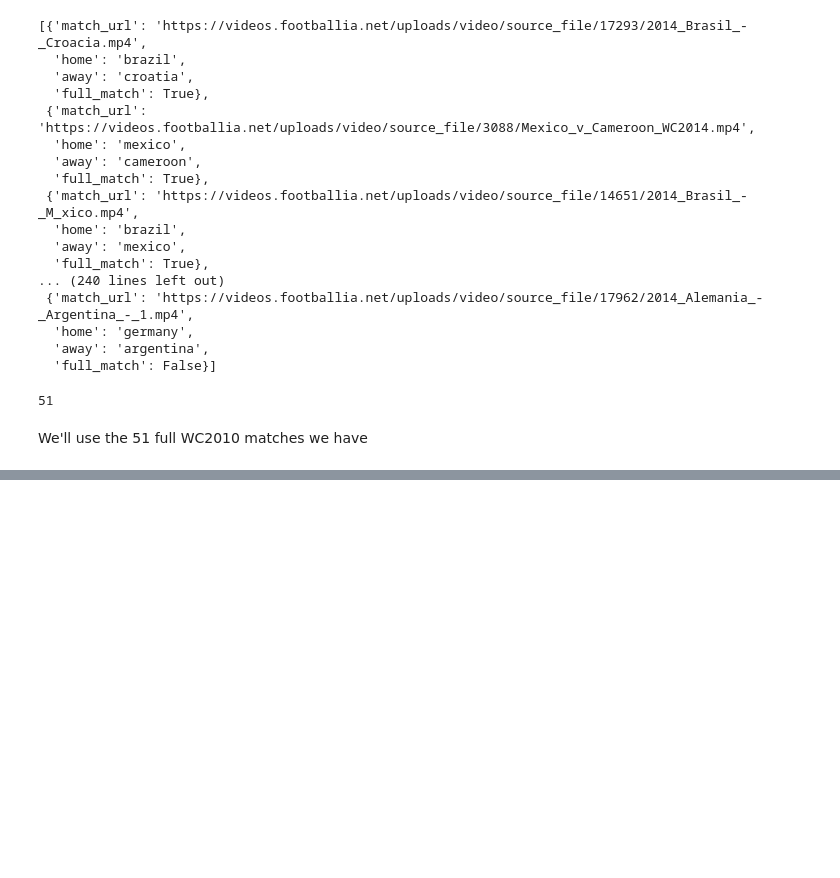
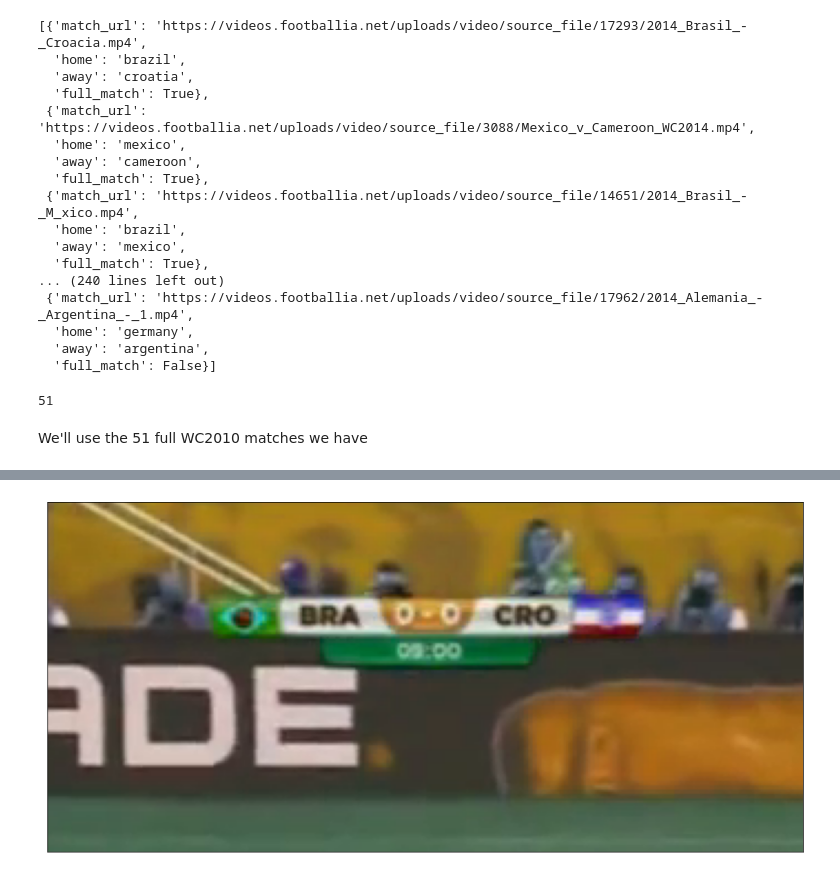
Before and after one commit to Nacho2904/auto_referee, a Jupyter notebook: match_scrapper.ipynb, the cells around one changed output, grey strips where cells are left out. Saved outputs shown, nothing was run; the diff lists cells and outputs as text; code cells hidden in the pictures; blank space fills up the shorter version.

```diff
--- a/match_scrapper.ipynb
+++ b/match_scrapper.ipynb
@@ -297,0 +286,9 @@ We'll use the 51 full WC2010 matches we have
+# %%
+height, width, channels = first_half_frame.shape
+cropped_first_half_frame = first_half_frame[:int(height/3), int(width/10):int(width/2), ::-1]
+plt.figure(figsize = (16,12))
+plt.imshow(cropped_first_half_frame)
+plt.xticks([])
+plt.yticks([]);
+# %% [output]
+[figure, added]
```
Also changed, not shown: parts of 17 cells of this notebook.
